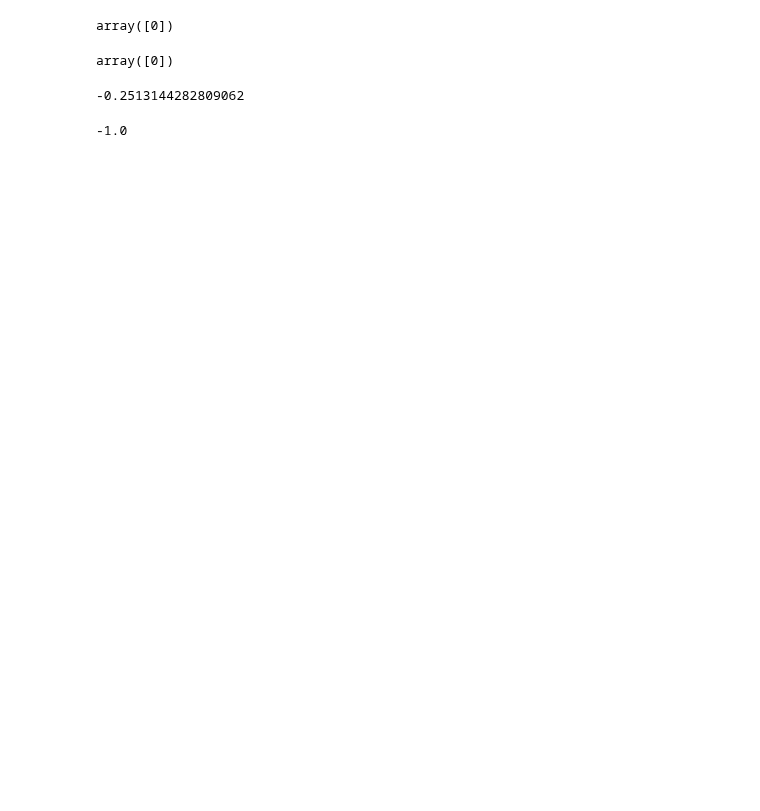
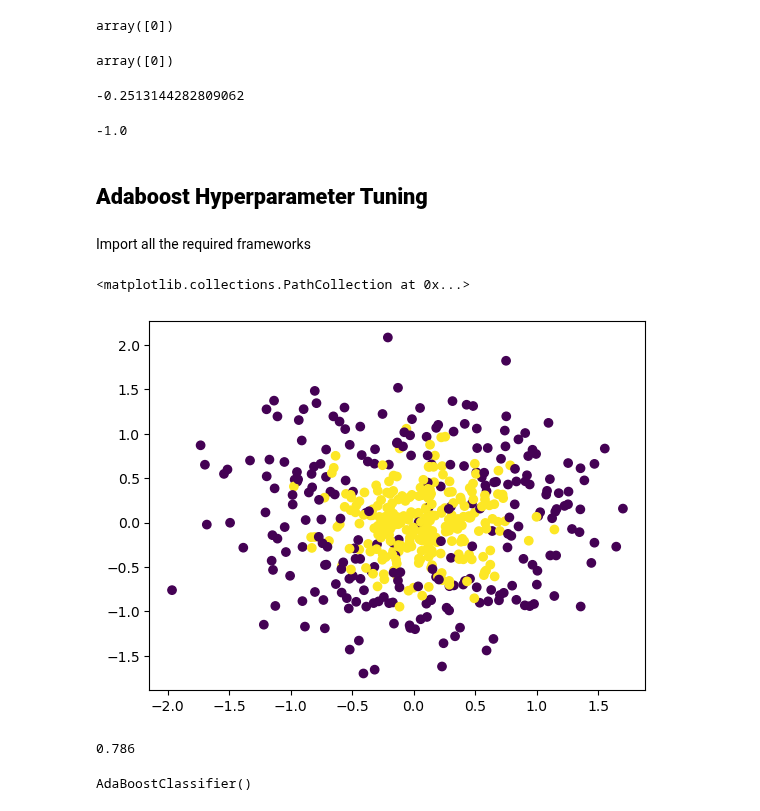
Before and after one commit to vaibhav-arde/MLNotes, a Jupyter notebook: Day_25/MLNotes Adaboost Implementation.ipynb, the cells around one changed output. Cells and saved outputs as stored; diff of their text form; code cells hidden in the pictures; blank space fills up the shorter version.

Commit message:
Adaboost implementation and hyperparameter tuning

```diff
--- a/Day_25/MLNotes Adaboost Implementation.ipynb
+++ b/Day_25/MLNotes Adaboost Implementation.ipynb
@@ -472,3 +485,7 @@ alpha1*(1) + alpha2*(-1) + alpha3*(-1)
 np.sign(-0.25)
 # %% [output]
 -1.0
+# %% [markdown]
+## **Adaboost Hyperparameter Tuning**
+# %% [markdown]
+Import all the required frameworks
@@ -474,0 +500,21 @@ np.sign(-0.25)
+# %%
+np.random.seed(42)
+X, y = make_circles(n_samples=500, factor=0.1, noise=0.35, random_state=42)
+# %%
+plt.scatter(X[:,0],X[:,1],c=y)
+# %% [output]
+<matplotlib.collections.PathCollection at 0x...>
+[figure, added]
+# %%
+from sklearn.ensemble import AdaBoostClassifier
+from sklearn.model_selection import cross_val_score
+
+model = AdaBoostClassifier()
+
+np.mean(cross_val_score(model,X,y,scoring='accuracy',cv=10))
+# %% [output]
+0.786
+# %%
+model.fit(X,y)
+# %% [output]
+AdaBoostClassifier()
```
Also changed, not shown: parts of 28 cells of this notebook, 4 other files.
